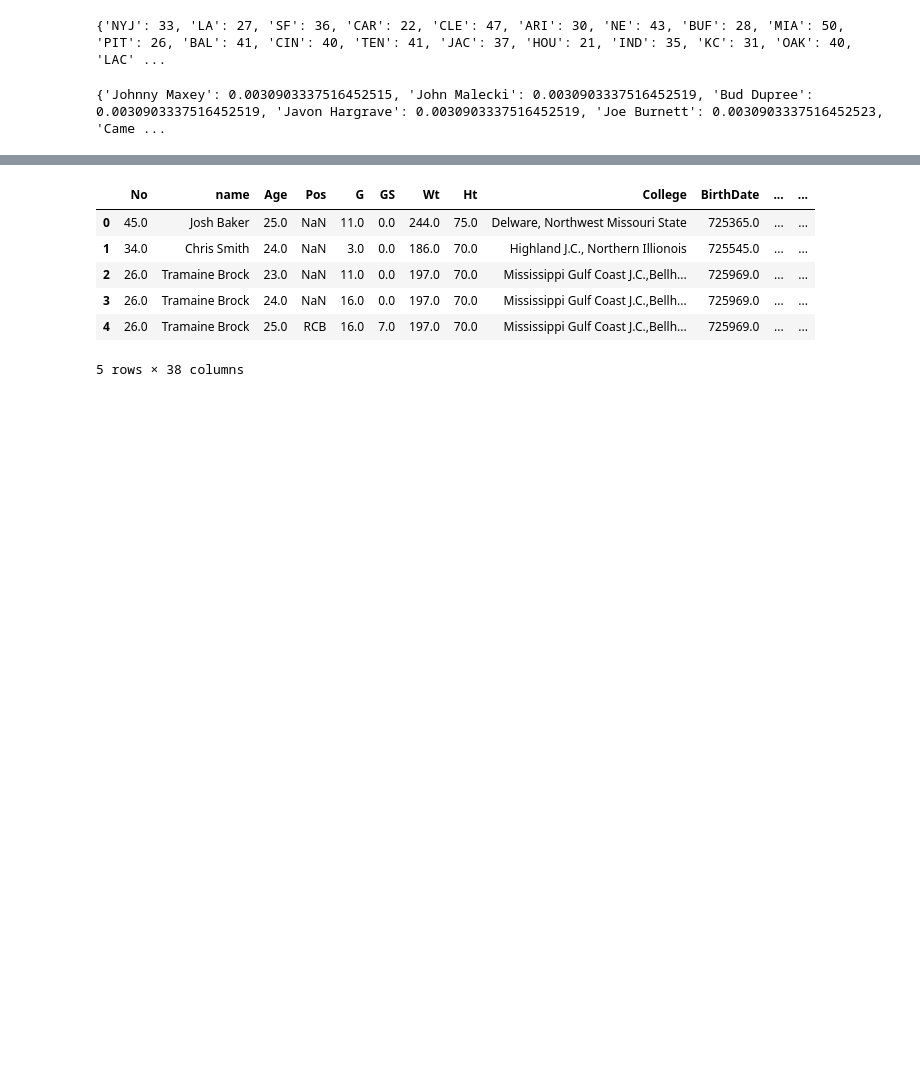
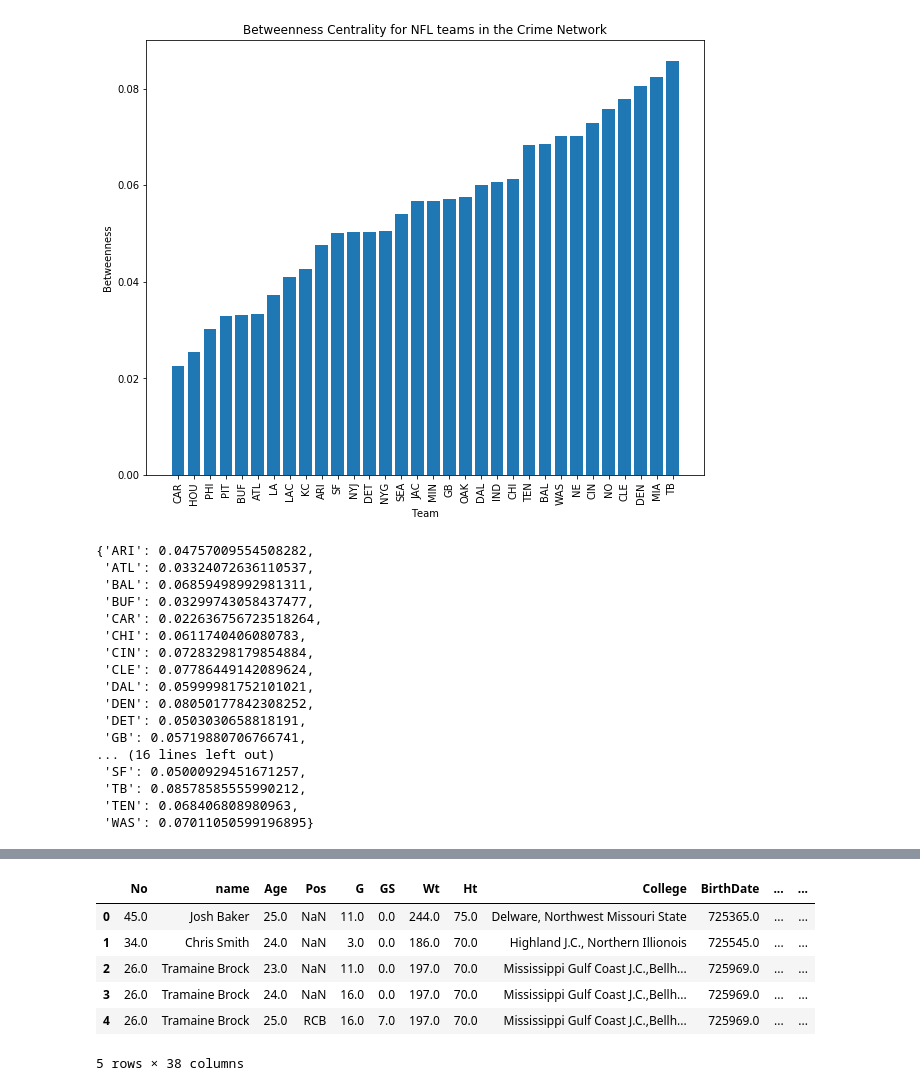
Before and after one commit to bradygerndt/nflarreststats, a Jupyter notebook: beginAnalysisNote.ipynb, the cells around one changed output, grey strips where cells are left out. Cells and saved outputs as stored; diff of their text form; code cells hidden in the pictures; blank space fills up the shorter version.

Commit message:
added naive Bayes changed/removed somethings with No and sorted the betweenness graph

```diff
--- a/beginAnalysisNote.ipynb
+++ b/beginAnalysisNote.ipynb
@@ -164,45 +164,56 @@ teamCloseness = {}
 for key in list((TC))[:32]:
     teamCloseness[key] = TC[key]
 
 ##Betweenness by team in crime net
 TB = bipartite.betweenness_centrality(crimeNet, teamNodes)
 
 teamBetweenness = {}
 for key in list((TB))[:32]:
 
     teamBetweenness[key] = TB[key]
 
-
+drawPlots = False
 if drawPlots:
     plt.figure(figsize=(10,8))
     plt.plot(degrees, degree_agg)
 
     plt.legend('')
     plt.ylabel('Number of nodes (Player/Team)')
     plt.xlabel('Degree')
     plt.ylim(1,200)
 
     plt.title("Degree metrics for Crime Network")
     plt.savefig("DegreeMet.png")
-
+drawPlots = True
+sorted_TB = sorted(teamBetweenness.items(), key=operator.itemgetter(1))
+sorted_TB = dict(sorted_TB)
 if drawPlots:
     plt.figure(figsize=(10,8))
-    plt.bar(range(len(teamBetweenness)), teamBetweenness.values())
-    plt.xticks(range(len(teamBetweenness)), teamBetweenness.keys(), rotation=90)
+    plt.bar(range(len(sorted_TB)), sorted_TB.values())
+    plt.xticks(range(len(sorted_TB)), sorted_TB.keys(), rotation=90)
     plt.title("Betweenness Centrality for NFL teams in the Crime Network")
     plt.ylabel('Betweenness')
     plt.xlabel("Team")
     plt.savefig("BetweenMet.png")
     plt.show()
+
+sorted_TB
 # %% [output]
+[figure, added]
-{'NYJ': 33, 'LA': 27, 'SF': 36, 'CAR': 22, 'CLE': 47, 'ARI': 30, 'NE': 43, 'BUF': 28, 'MIA': 50, 'PIT': 26, 'BAL': 41, 'CIN': 40, 'TEN': 41, 'JAC': 37, 'HOU': 21, 'IND': 35, 'KC': 31, 'OAK': 40, 'LAC' ...
+{'ARI': 0.04757009554508282,
+ 'ATL': 0.03324072636110537,
+ 'BAL': 0.06859498992981311,
+ 'BUF': 0.03299743058437477,
+ 'CAR': 0.022636756723518264,
+ 'CHI': 0.0611740406080783,
+ 'CIN': 0.07283298179854884,
+ 'CLE': 0.07786449142089624,
+ 'DAL': 0.05999981752101021,
+ 'DEN': 0.08050177842308252,
+ 'DET': 0.0503030658818191,
+ 'GB': 0.05719880706766741,
+... (16 lines left out)
+ 'SF': 0.05000929451671257,
+ 'TB': 0.08578585555990212,
+ 'TEN': 0.068406808980963,
+ 'WAS': 0.07011050599196895}
-# %%
-
-playerEigen = nx.eigenvector_centrality_numpy(uniTeamsGraph)
-sorted_EU = sorted(EU.items(), key=operator.itemgetter(1))
-
-len(sorted_EU)
-sorted_EU = dict(sorted_EU)
-print(sorted_EU)
-# %% [output]
-{'Johnny Maxey': 0.0030903337516452515, 'John Malecki': 0.0030903337516452519, 'Bud Dupree': 0.0030903337516452519, 'Javon Hargrave': 0.0030903337516452519, 'Joe Burnett': 0.0030903337516452523, 'Came ...
```
Also changed, not shown: parts of 4 cells of this notebook, 2 other files.
